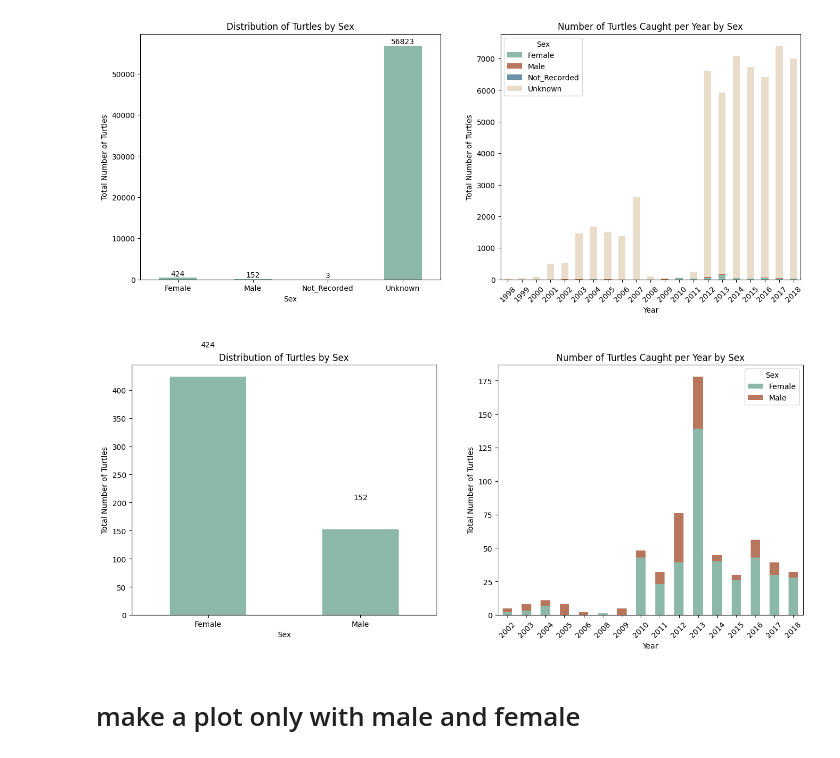
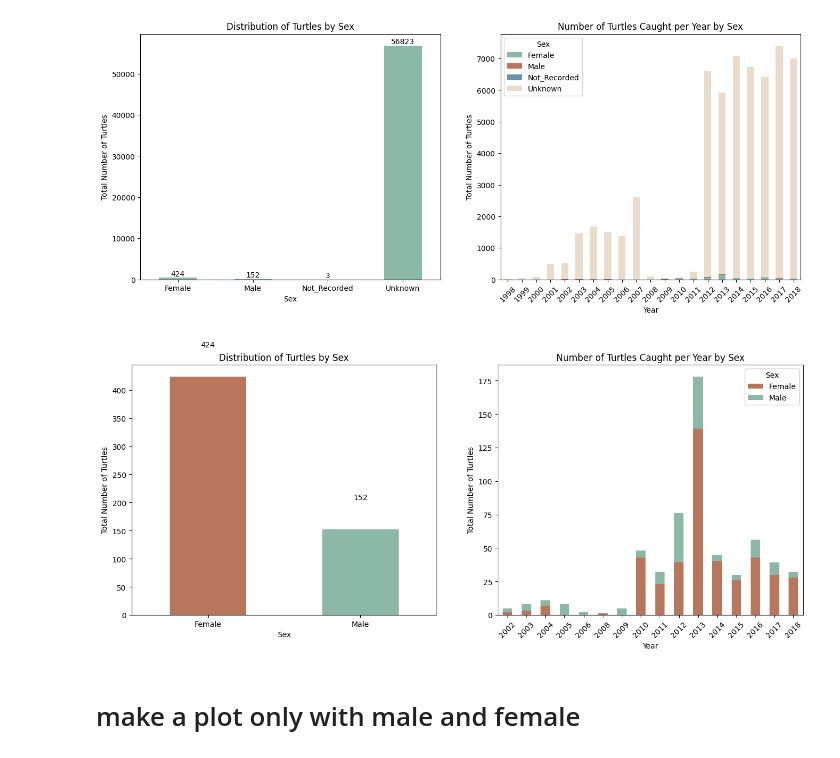
Before and after one commit to eigenaarti2/Ninja-Turtles, a Jupyter notebook: Baseline_new_start_carolina.ipynb, the cells around one changed output. Drawn from its saved outputs; the diff is of its cells as text; code cells hidden in the pictures.

Commit message:
Visualization

```diff
--- a/Baseline_new_start_carolina.ipynb
+++ b/Baseline_new_start_carolina.ipynb
@@ -478,40 +478,46 @@ axs[1].legend(title='Sex')
 <matplotlib.legend.Legend at 0x...>
 [figure]
 # %%
+import seaborn as sns
+import matplotlib.pyplot as plt
+
 # Filter the DataFrame to include only 'Male' and 'Female' genders
 filtered_df = new_df[new_df['Sex'].isin(['Male', 'Female'])]
 
 # Define custom color palette
 custom_colors = ['#8cb8a8', '#b8765c', '#6b92a9', '#e9dccb']
 
 # Create a figure with two subplots side-by-side
 fig, axs = plt.subplots(1, 2, figsize=(16, 6))
 
+# Manually set the colors for 'Male' and 'Female'
+sex_colors = {'Male': custom_colors[0], 'Female': custom_colors[1]}
+
 # Plot the first graph on the left subplot
 axs[0].set_title('Distribution of Turtles by Sex')
 total_turtle_counts = filtered_df.groupby('Sex')['Number_Turtles'].sum()
-total_turtle_counts.plot(kind='bar', color=custom_colors[0], ax=axs[0])
+total_turtle_counts.plot(kind='bar', color=[sex_colors[sex] for sex in total_turtle_counts.index], ax=axs[0])
 axs[0].set_xlabel('Sex')
 axs[0].set_ylabel('Total Number of Turtles')
 axs[0].set_xticklabels(total_turtle_counts.index, rotation=0)
 
 # Add labels to the bars
 for i, v in enumerate(total_turtle_counts):
     axs[0].text(i, v + 50, str(v), ha='center', va='bottom')
 
 # Plot the second graph on the right subplot
 axs[1].set_title('Number of Turtles Caught per Year by Sex')
 yearly_sex_counts = filtered_df.groupby(['year', 'Sex'])['Number_Turtles'].sum().unstack()
-yearly_sex_counts.plot(kind='bar', stacked=True, colormap='coolwarm', ax=axs[1], color=custom_colors[0:])
+yearly_sex_counts.plot(kind='bar', stacked=True, colormap='coolwarm', ax=axs[1], color=[sex_colors[sex] for sex in yearly_sex_counts.columns])
 axs[1].set_xlabel('Year')
 axs[1].set_ylabel('Total Number of Turtles')
 axs[1].set_xticklabels(yearly_sex_counts.index, rotation=45)
 axs[1].legend(title='Sex')
 
 # Show the plots
 plt.show()
 # %% [output]
-[figure, old version]
+[figure, new version]
 # %% [markdown]
 # make a plot only with male and female
 # %% [markdown]
```
